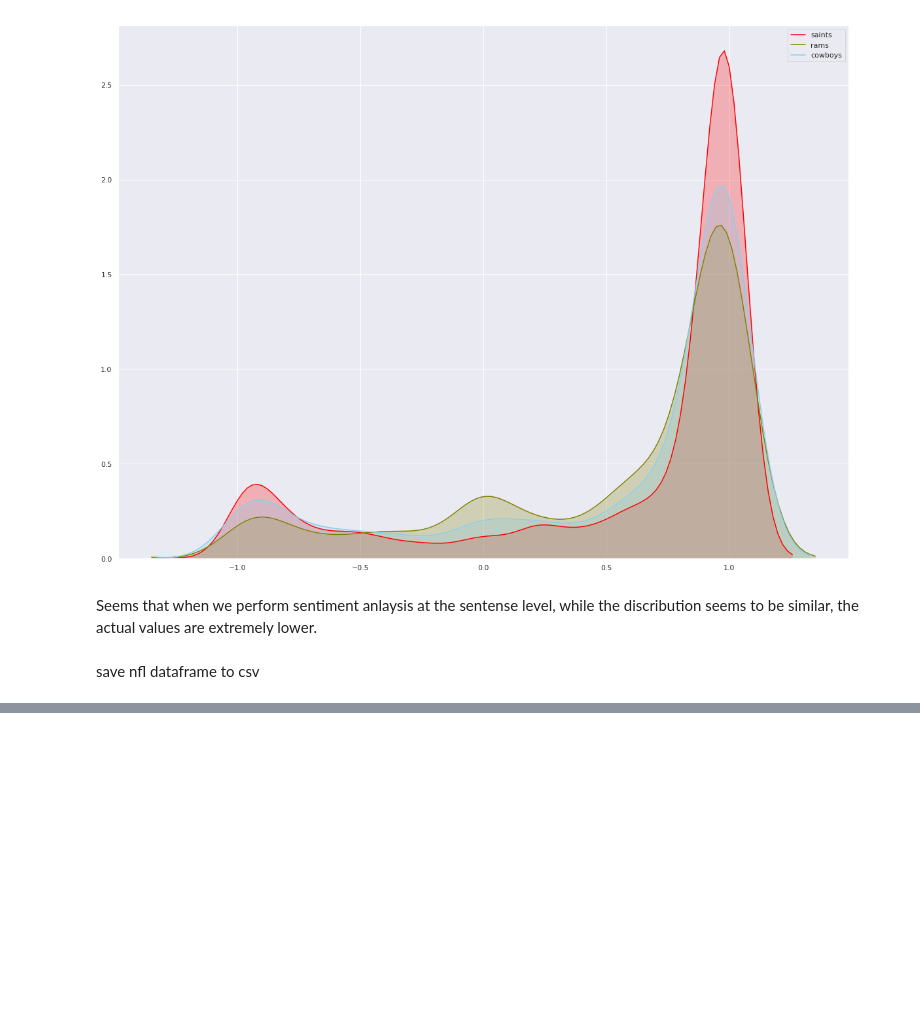
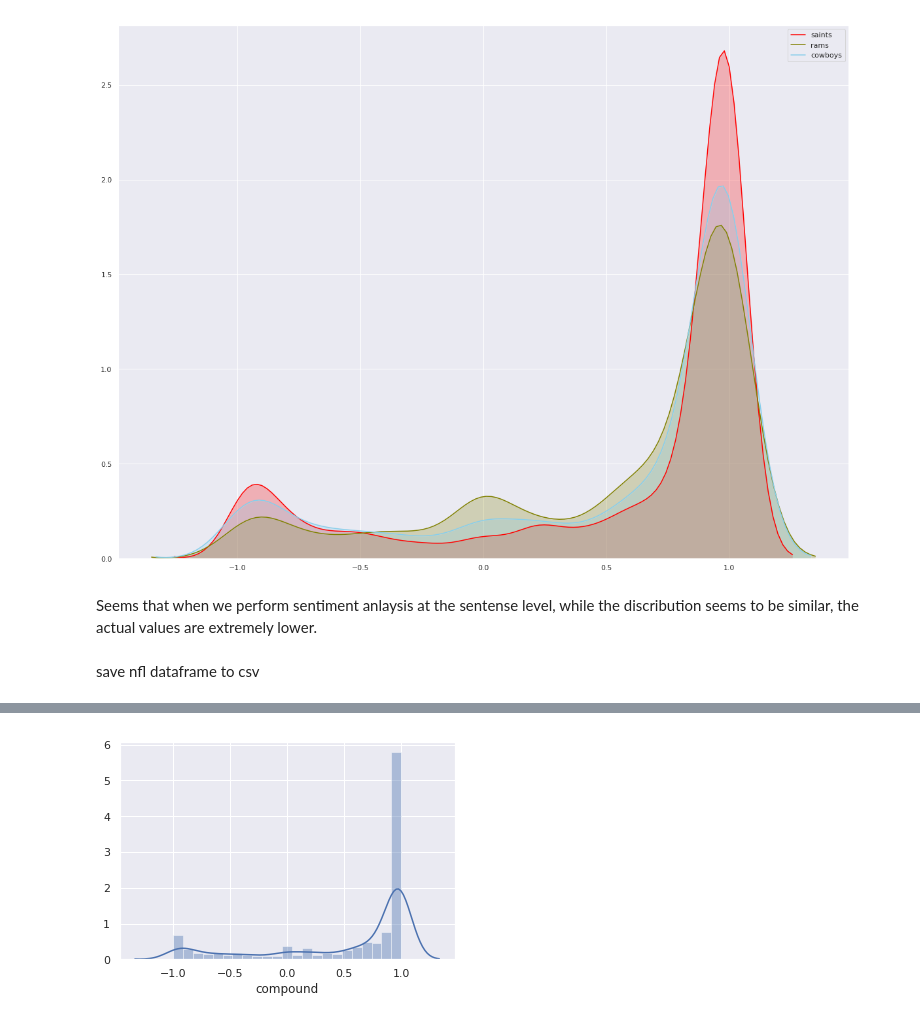
Before and after one commit to naivelogic/NFL-smarter-football, a Jupyter notebook: NFL News Analysis/NFL News Sentiment Analysis.ipynb, the cells around one changed output, grey strips where cells are left out. Drawn from its saved outputs; the diff is of its cells as text; code cells hidden in the pictures; blank space fills up the shorter version.

```diff
--- a/NFL News Analysis/NFL News Sentiment Analysis.ipynb
+++ b/NFL News Analysis/NFL News Sentiment Analysis.ipynb
@@ -311,3 +311,6 @@ Seems that when we perform sentiment anlaysis at the sentense level, while the d
 save nfl dataframe to csv
 # %%
 nfl_sent.to_csv('nfl_news_w11_sent.csv' , encoding='utf-8', index=False)
+# %%
+nfl_sent = pd.read_csv("./nfl_news_w11_sent.csv")
+nfl_sent.head()
@@ -313,0 +324,4 @@ nfl_sent.to_csv('nfl_news_w11_sent.csv' , encoding='utf-8', index=False)
+# %%
+sns.distplot(nfl_sent[nfl_sent.team == "cowboys"]["compound"], kde=True);
+# %% [output]
+[figure, added]
```
Also changed, not shown: parts of 1 cell of this notebook.
